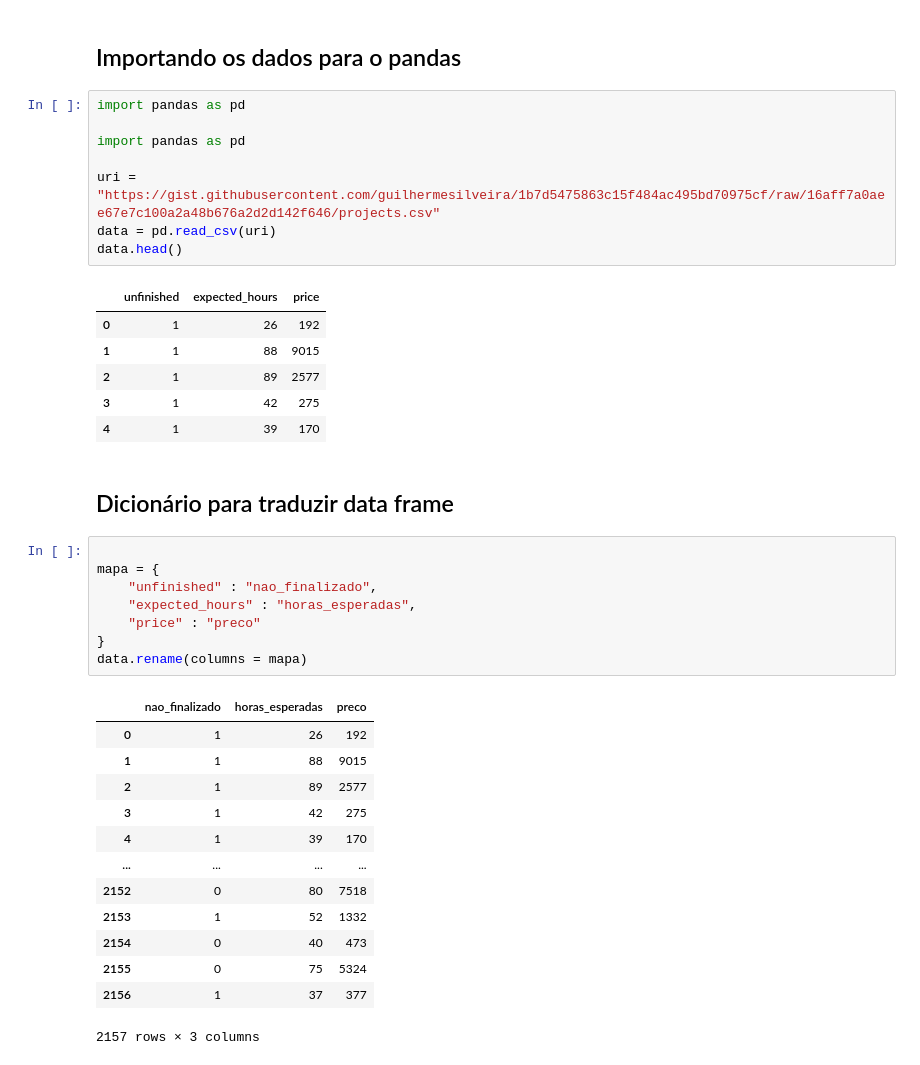
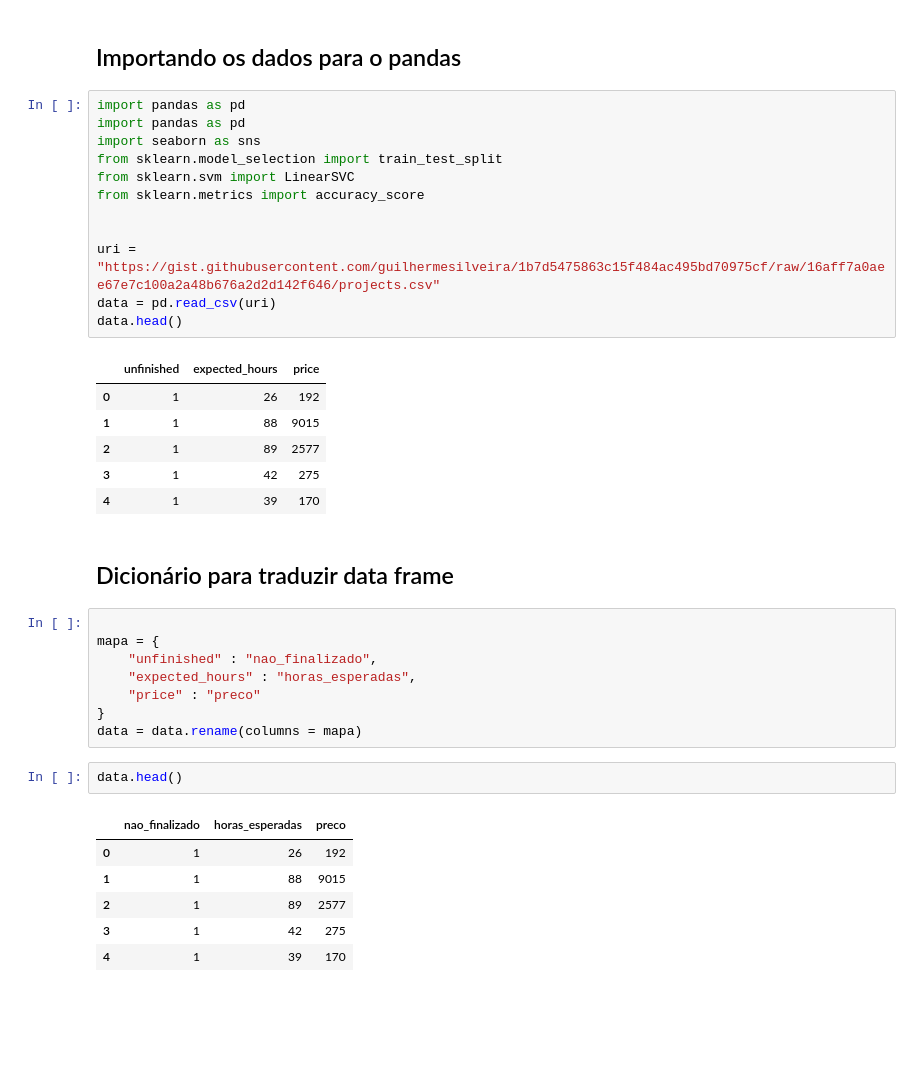
Before and after one commit to miguel-aguiars/AluraMachineLearningClassificacaoSKLearn, a Jupyter notebook: Aula_Machine_Learning_3.ipynb, the cells around one changed output. Drawn from its saved outputs; the diff is of its cells as text; blank space fills up the shorter version.

```diff
--- a/Aula_Machine_Learning_3.ipynb
+++ b/Aula_Machine_Learning_3.ipynb
@@ -2,8 +2,12 @@
 ## Importando os dados para o pandas
 # %%
 import pandas as pd
+import pandas as pd
+import seaborn as sns
+from sklearn.model_selection import train_test_split
+from sklearn.svm import LinearSVC
+from sklearn.metrics import accuracy_score
 
-import pandas as pd
 
 uri = "https://gist.githubusercontent.com/guilhermesilveira/1b7d5475863c15f484ac495bd70975cf/raw/16aff7a0aee67e7c100a2a48b676a2d2d142f646/projects.csv"
 data = pd.read_csv(uri)
@@ -24,21 +28,16 @@ mapa = {
     "expected_hours" : "horas_esperadas",
     "price" : "preco"
 }
-data.rename(columns = mapa)
+data = data.rename(columns = mapa)
-# %% [output]
-|  | nao_finalizado | horas_esperadas | preco |
-| 0 | 1 | 26 | 192 |
-| 1 | 1 | 88 | 9015 |
-| 2 | 1 | 89 | 2577 |
-| 3 | 1 | 42 | 275 |
-| 4 | 1 | 39 | 170 |
-| ... | ... | ... | ... |
-| 2152 | 0 | 80 | 7518 |
-| 2153 | 1 | 52 | 1332 |
-| 2154 | 0 | 40 | 473 |
-| 2155 | 0 | 75 | 5324 |
-| 2156 | 1 | 37 | 377 |
-2157 rows × 3 columns
+# %%
+data.head()
+# %% [output]
+|  | nao_finalizado | horas_esperadas | preco |
+| 0 | 1 | 26 | 192 |
+| 1 | 1 | 88 | 9015 |
+| 2 | 1 | 89 | 2577 |
+| 3 | 1 | 42 | 275 |
+| 4 | 1 | 39 | 170 |
 # %%
 troca = {
     0 : 1,
```
Also changed, not shown: parts of 9 cells of this notebook.
